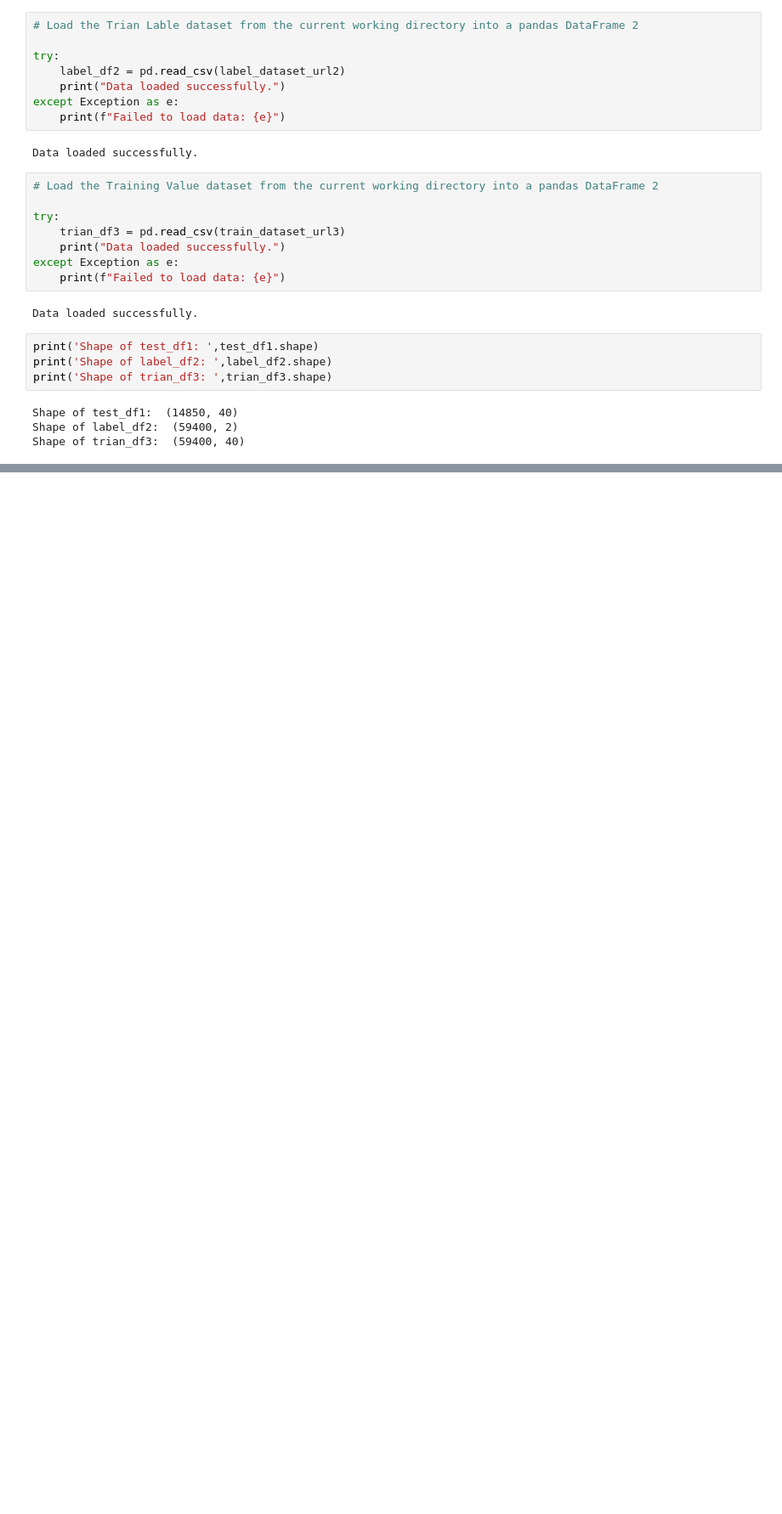
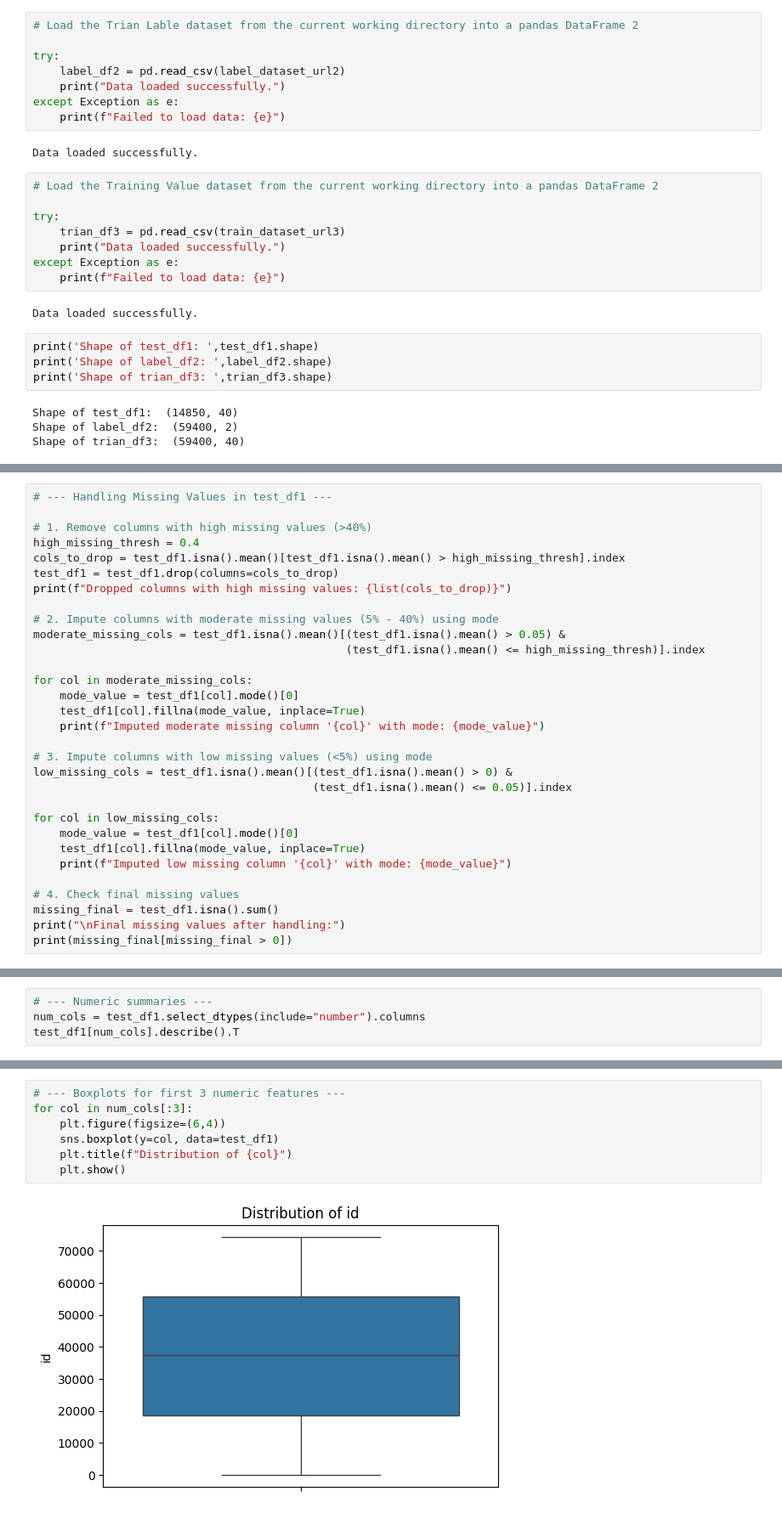
Before and after one commit to albert-raphael/water-pump, a Jupyter notebook: Notebooks/water-pump.ipynb, the cells around one changed output, grey strips where cells are left out. Shown at 85% size. Drawn from its saved outputs; the diff is of its cells as text; blank space fills up the shorter version.

```diff
--- a/Notebooks/water-pump.ipynb
+++ b/Notebooks/water-pump.ipynb
@@ -230,0 +354,31 @@ Shape of trian_df3:  (59400, 40)
+# %%
+# --- Handling Missing Values in test_df1 ---
+
+# 1. Remove columns with high missing values (>40%)
+high_missing_thresh = 0.4
+cols_to_drop = test_df1.isna().mean()[test_df1.isna().mean() > high_missing_thresh].index
+test_df1 = test_df1.drop(columns=cols_to_drop)
+print(f"Dropped columns with high missing values: {list(cols_to_drop)}")
+
+# 2. Impute columns with moderate missing values (5% - 40%) using mode
+moderate_missing_cols = test_df1.isna().mean()[(test_df1.isna().mean() > 0.05) &
+                                               (test_df1.isna().mean() <= high_missing_thresh)].index
+
+for col in moderate_missing_cols:
+    mode_value = test_df1[col].mode()[0]
+    test_df1[col].fillna(mode_value, inplace=True)
+    print(f"Imputed moderate missing column '{col}' with mode: {mode_value}")
+
+# 3. Impute columns with low missing values (<5%) using mode
+low_missing_cols = test_df1.isna().mean()[(test_df1.isna().mean() > 0) &
+                                          (test_df1.isna().mean() <= 0.05)].index
+
+for col in low_missing_cols:
+    mode_value = test_df1[col].mode()[0]
+    test_df1[col].fillna(mode_value, inplace=True)
+    print(f"Imputed low missing column '{col}' with mode: {mode_value}")
+
+# 4. Check final missing values
+missing_final = test_df1.isna().sum()
+print("\nFinal missing values after handling:")
+print(missing_final[missing_final > 0])
@@ -230,0 +416,4 @@ Shape of trian_df3:  (59400, 40)
+# %%
+# --- Numeric summaries ---
+num_cols = test_df1.select_dtypes(include="number").columns
+test_df1[num_cols].describe().T
@@ -230,0 +432,9 @@ Shape of trian_df3:  (59400, 40)
+# %%
+# --- Boxplots for first 3 numeric features ---
+for col in num_cols[:3]:
+    plt.figure(figsize=(6,4))
+    sns.boxplot(y=col, data=test_df1)
+    plt.title(f"Distribution of {col}")
+    plt.show()
+# %% [output]
+[figure, added]
```
Also changed, not shown: parts of 21 cells of this notebook.
